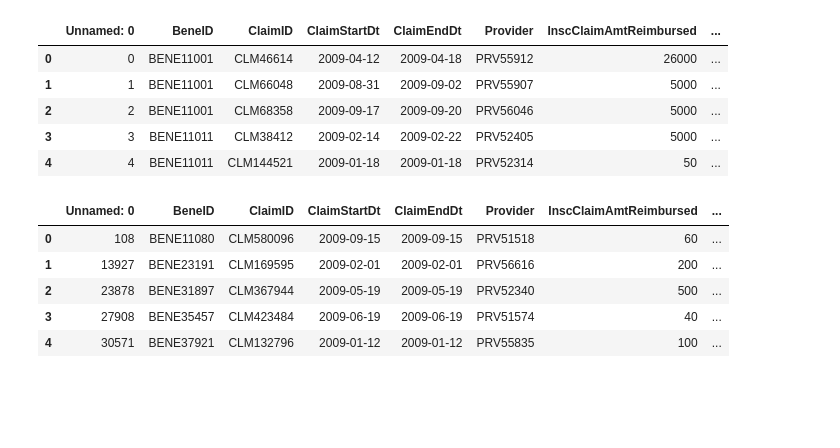
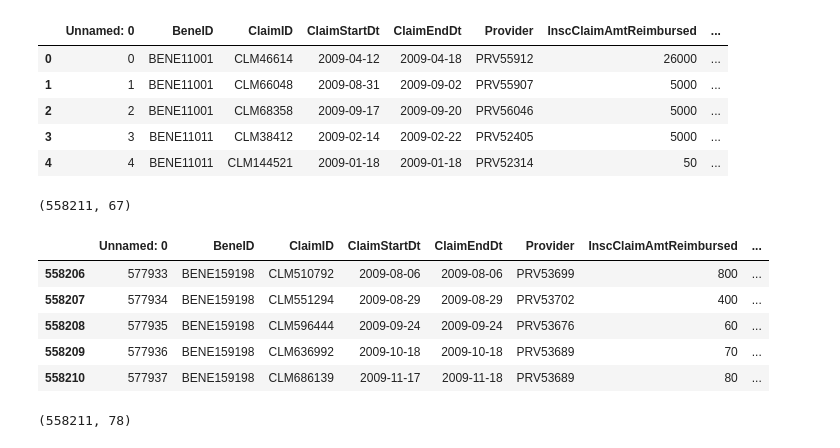
Before and after one commit to DebLeong/HealthCareCapstone, a Jupyter notebook: deb/Market Basket Analysis - illness2.ipynb, the cells around one changed output. Drawn from its saved outputs; the diff is of its cells as text; code cells hidden in the pictures; blank space fills up the shorter version.

Commit message:
updated MBA analysis trial 2 and 3

```diff
--- a/deb/Market Basket Analysis - illness2.ipynb
+++ b/deb/Market Basket Analysis - illness2.ipynb
@@ -551,8 +559,9 @@ count.plot(kind="bar")
 # %% [markdown]
 ### Run Apriori Algorithm and Association Rules
 # %%
-frequent_itemsets1 = apriori(code_analysis, min_support=0.1, use_colnames=True)
+frequent_itemsets1 = apriori(code_analysis, min_support=0.3, use_colnames=True)
 rules1 = association_rules(frequent_itemsets1, metric="lift", min_threshold=1)
+#rules1 = association_rules(frequent_itemsets1, metric="lift", min_threshold=0)
 rules1.head()
 # %% [output]
 |  | antecedents | consequents | antecedent support | consequent support | support | confidence | lift | ... |
@@ -660,17 +677,25 @@ df4.head()
 | 2 | 2 | BENE11001 | CLM68358 | 2009-09-17 | 2009-09-20 | PRV56046 | 5000 | ... |
 | 3 | 3 | BENE11011 | CLM38412 | 2009-02-14 | 2009-02-22 | PRV52405 | 5000 | ... |
 | 4 | 4 | BENE11011 | CLM144521 | 2009-01-18 | 2009-01-18 | PRV52314 | 50 | ... |
+# %%
+df4.shape
+# %% [output]
+(558211, 67)
 # %%
-df5 = df4.merge(rules1, on="conditions")
+df5 = df4.merge(rules1, on="conditions", how="left")
 # %%
-df5.head()
+df5.tail()
 # %% [output]
 |  | Unnamed: 0 | BeneID | ClaimID | ClaimStartDt | ClaimEndDt | Provider | InscClaimAmtReimbursed | ... |
-| 0 | 108 | BENE11080 | CLM580096 | 2009-09-15 | 2009-09-15 | PRV51518 | 60 | ... |
-| 1 | 13927 | BENE23191 | CLM169595 | 2009-02-01 | 2009-02-01 | PRV56616 | 200 | ... |
-| 2 | 23878 | BENE31897 | CLM367944 | 2009-05-19 | 2009-05-19 | PRV52340 | 500 | ... |
-| 3 | 27908 | BENE35457 | CLM423484 | 2009-06-19 | 2009-06-19 | PRV51574 | 40 | ... |
-| 4 | 30571 | BENE37921 | CLM132796 | 2009-01-12 | 2009-01-12 | PRV55835 | 100 | ... |
+| 558206 | 577933 | BENE159198 | CLM510792 | 2009-08-06 | 2009-08-06 | PRV53699 | 800 | ... |
+| 558207 | 577934 | BENE159198 | CLM551294 | 2009-08-29 | 2009-08-29 | PRV53702 | 400 | ... |
+| 558208 | 577935 | BENE159198 | CLM596444 | 2009-09-24 | 2009-09-24 | PRV53676 | 60 | ... |
+| 558209 | 577936 | BENE159198 | CLM636992 | 2009-10-18 | 2009-10-18 | PRV53689 | 70 | ... |
+| 558210 | 577937 | BENE159198 | CLM686139 | 2009-11-17 | 2009-11-18 | PRV53689 | 80 | ... |
+# %%
+df5.shape
+# %% [output]
+(558211, 78)
 # %%
 df6 = df5[['BeneID',
           'ClaimID',
```
Also changed, not shown: parts of 34 cells of this notebook, 1 other file.
